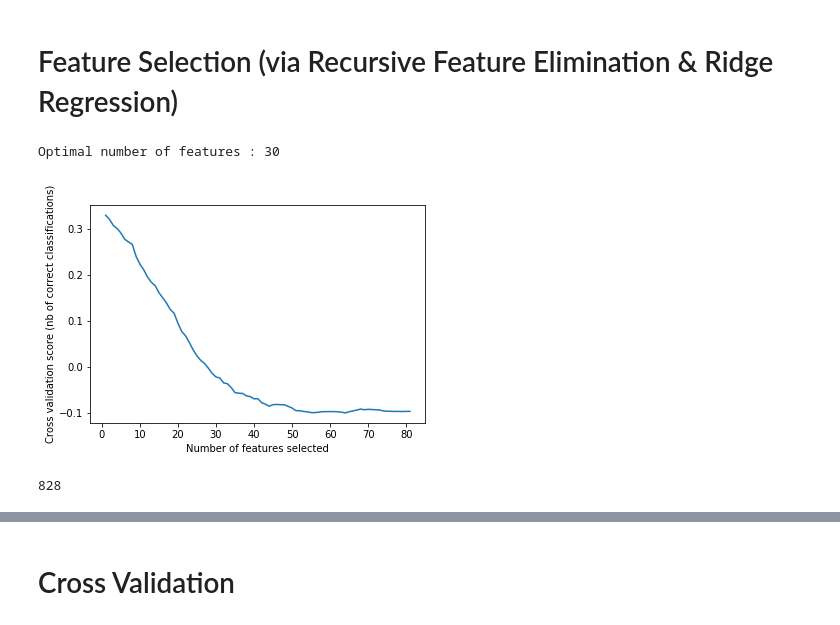
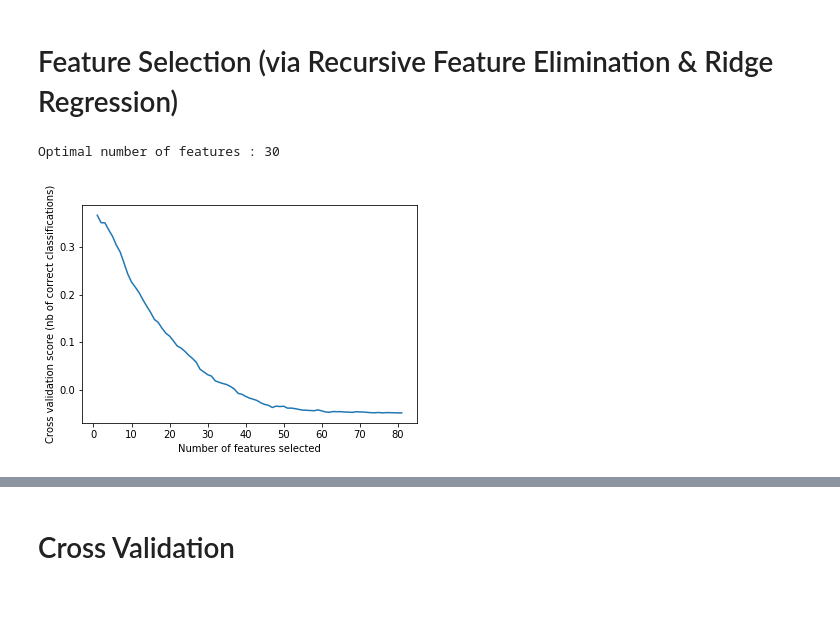
Before and after one commit to lineojcd/AdvMLETH, a Jupyter notebook: aml_task_1.ipynb, the cells around one changed output, grey strips where cells are left out. Cells and saved outputs as stored; diff of their text form; code cells hidden in the pictures.

```diff
--- a/aml_task_1.ipynb
+++ b/aml_task_1.ipynb
@@ -112,17 +124,13 @@ y = y_data.y
 # %%
 # new version: via Ridge Regression
 ridge = lm.Ridge(alpha=100)
-selector = RFECV(ridge, step=10, min_features_to_select = 30, scoring='r2', cv=5)
+selector = RFECV(ridge, step=10, min_features_to_select = 30, scoring='r2', cv=10)
 selector = selector.fit(X,y)
 
-print("Optimal number of features : %d" % selector.n_features_)
+print("Optimal number of features : %d" % np.sum(selector.ranking_ == 1))
 plot_features(selector)
 
 ix_RFE = selector.ranking_ == 1
 # %% [output]
 Optimal number of features : 30
-[figure, old version]
+[figure, new version]
-# %%
-len(ix_RFE)
-# %% [output]
-828
```
Also changed, not shown: parts of 17 cells of this notebook.
